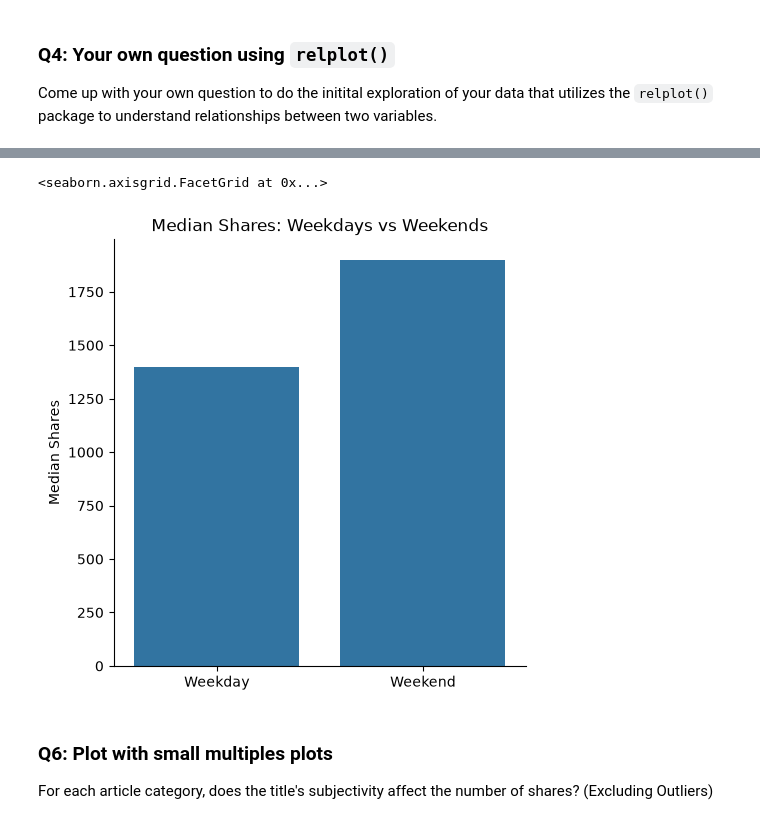
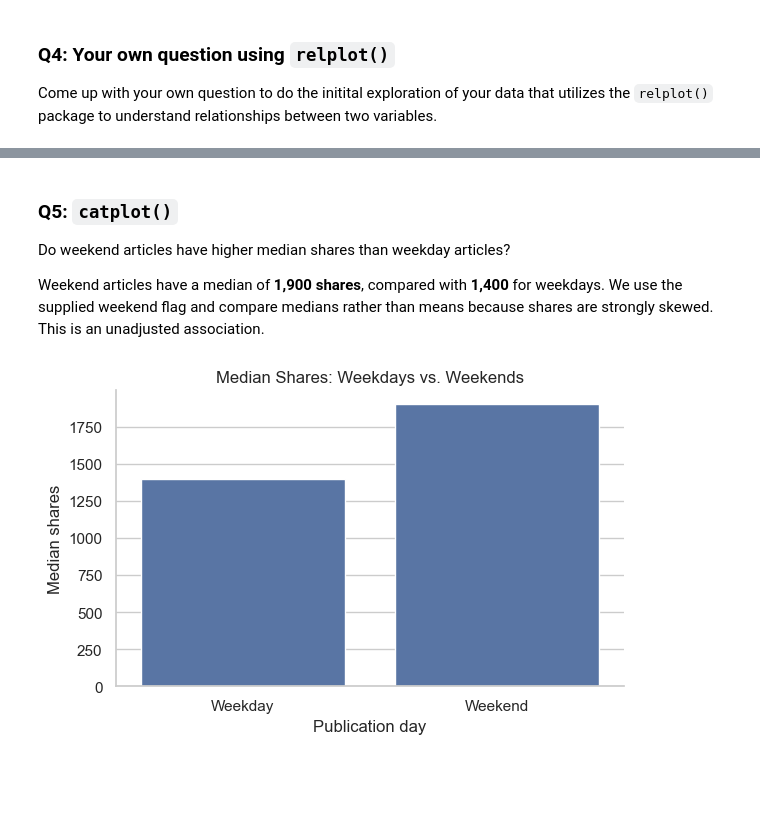
Before and after one commit to satam2/news-popularity-data-project, a Jupyter notebook: P1_initial_exploration.ipynb, the cells around one changed output, grey strips where cells are left out. Saved outputs shown, nothing was run; the diff lists cells and outputs as text; code cells hidden in the pictures; blank space fills up the shorter version.

```diff
--- a/P1_initial_exploration.ipynb
+++ b/P1_initial_exploration.ipynb
@@ -33,6 +22,7 @@ import seaborn as sns
 
 df = pd.read_csv("OnlineNewsPopularity.csv")
 df.columns = df.columns.str.strip()
+sns.set_theme(style="whitegrid")
 df.head()
 # %% [output]
 |  | url | timedelta | n_tokens_title | n_tokens_content | n_unique_tokens | n_non_stop_words | ... |
@@ -113,19 +129,19 @@ On average, do articles published on weekends receive more shares than those pub
+# %% [markdown]
+### Q5: `catplot()`
+Do weekend articles have higher median shares than weekday articles?
+
+Weekend articles have a median of **1,900 shares**, compared with **1,400** for
+weekdays. We use the supplied weekend flag and compare medians rather than means
+because shares are strongly skewed. This is an unadjusted association.
 # %%
-sns.catplot(
-    data=df,
-    x="is_weekend",
-    y="shares",
-    kind="bar",
-    estimator="median",
-    errorbar=None,
-).set(
-    title="Median Shares: Weekdays vs Weekends",
-    xlabel="",
-    ylabel="Median Shares"
-).set_xticklabels(["Weekday", "Weekend"])
+plot = sns.catplot(
+    data=df, x="is_weekend", y="shares", kind="bar",
+    estimator="median", errorbar=None, height=4, aspect=1.5,
+)
+plot.set(title="Median Shares: Weekdays vs. Weekends", xlabel="Publication day", ylabel="Median shares")
+plot.set_xticklabels(["Weekday", "Weekend"])
+plt.tight_layout()
+plt.show()
+plt.close()
 # %% [output]
-<seaborn.axisgrid.FacetGrid at 0x...>
-[figure, old version]
+[figure, new version]
-# %% [markdown]
-### Q6: Plot with small multiples plots
-For each article category, does the title's subjectivity affect the number of shares? (Excluding Outliers)
```
Also changed, not shown: parts of 19 cells of this notebook, 6 other files.
